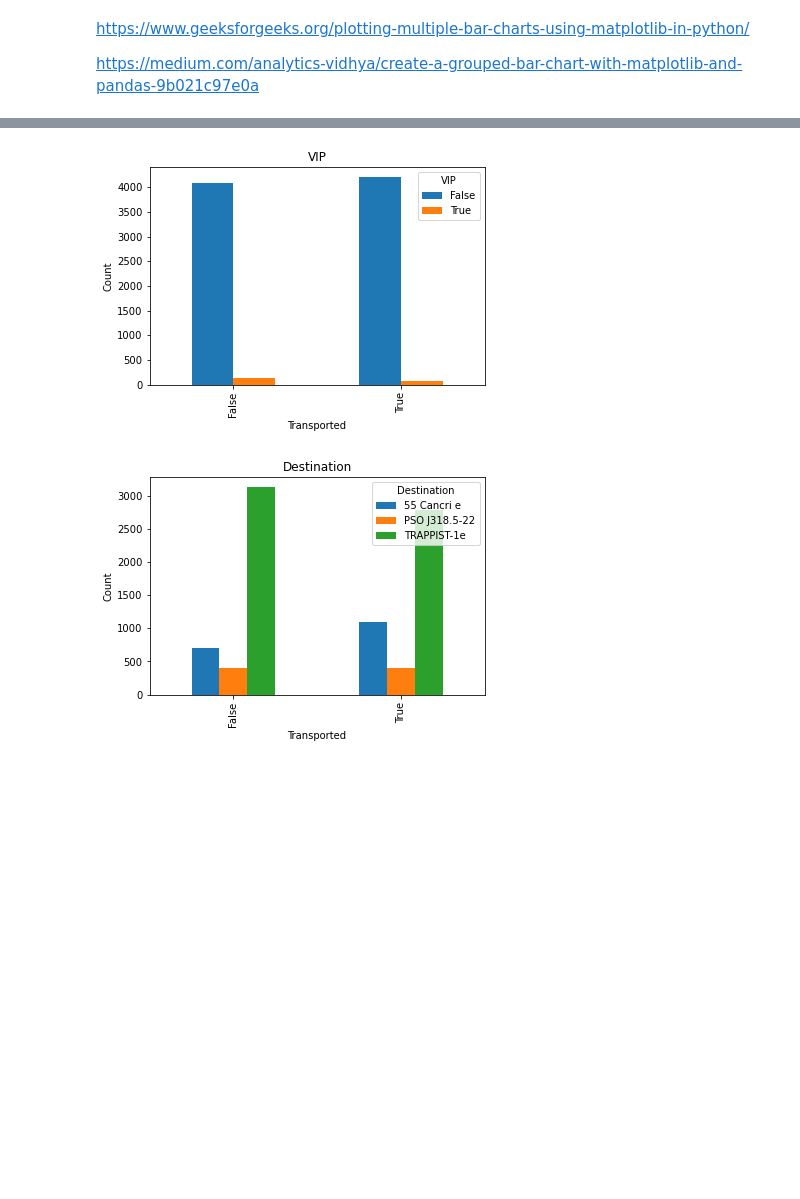
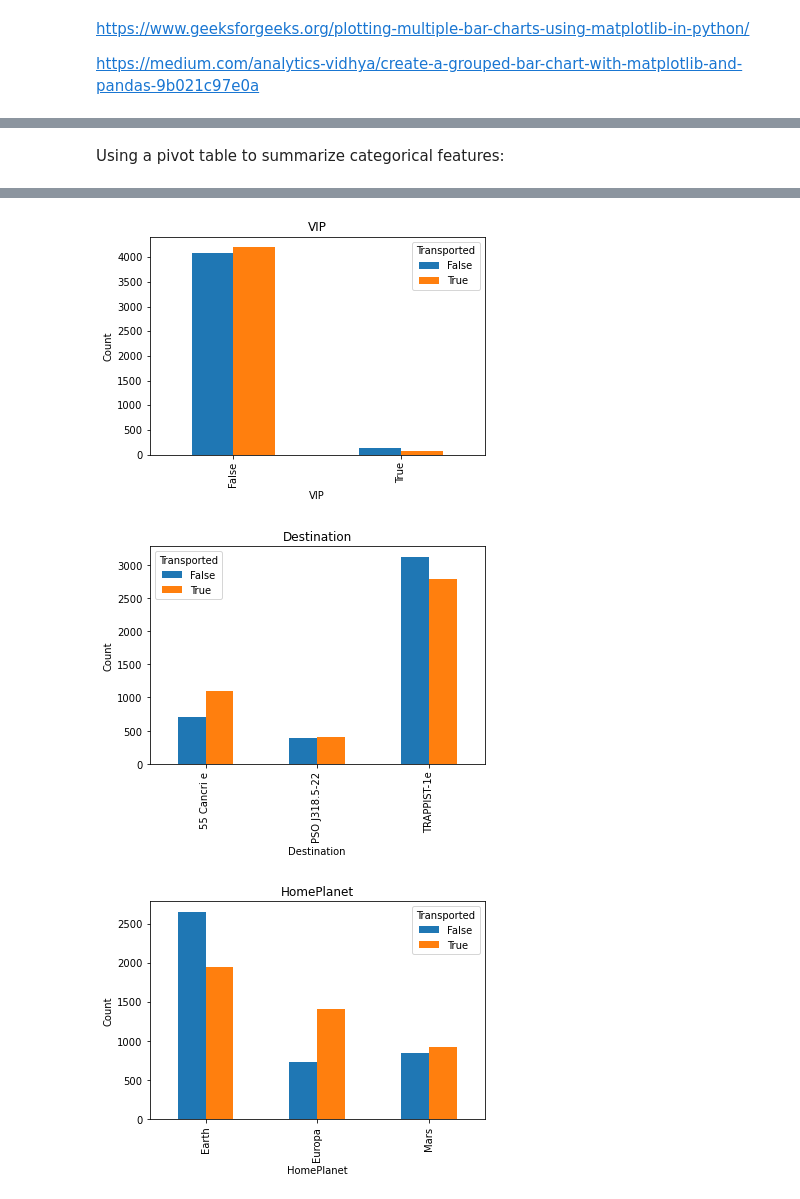
Before and after one commit to alessandro-rubin/spaceship-titanic, a Jupyter notebook: spaceshitp-titanic.ipynb, the cells around one changed output, grey strips where cells are left out. Cells and saved outputs as stored; diff of their text form; code cells hidden in the pictures; blank space fills up the shorter version.

```diff
--- a/spaceshitp-titanic.ipynb
+++ b/spaceshitp-titanic.ipynb
@@ -16,3 +33,0 @@ def feature_eng(train_df,test_df):
-# %%
-joint_df=train.append(test)
-joint_df[:3]
@@ -23,0 +34,2 @@ joint_df[:3]
+# %%
+train,test=feature_eng(train,test)
@@ -32,6 +64,6 @@ print(features)
 # %%
 numeric_features=['Age','RoomService','FoodCourt','ShoppingMall','Spa','VRDeck']
-categorical_features=['CryoSleep','VIP','Destination']
+categorical_features=['CryoSleep','VIP','Destination','HomePlanet','Deck','Side']
 #TODO: 'Cabin', 'Name'
 # %%
 def plot_survival(f,log=False,bins=None):
@@ -51,6 +83,3 @@ def plot_survival(f,log=False,bins=None):
 https://www.geeksforgeeks.org/plotting-multiple-bar-charts-using-matplotlib-in-python/
 
 https://medium.com/analytics-vidhya/create-a-grouped-bar-chart-with-matplotlib-and-pandas-9b021c97e0a
-# %%
-f='Destination'
-grouped=train.groupby(f)
@@ -89,10 +86,12 @@ train[train.isna().any(axis=1)]
+# %% [markdown]
+Using a pivot table to summarize categorical features:
 # %%
+
 for f in categorical_features:
     df_pivot = pd.pivot_table(
         train,
-        #values="Cabin",
-        index="Transported",
-        columns=f,
+        index=f,
+        columns="Transported",
         aggfunc='size'
     )
     ax = df_pivot.plot(kind="bar")
@@ -103,2 +102,3 @@ for f in categorical_features:
-[figure, old version]
+[figure, new version]
-[figure, old version]
+[figure, new version]
+[figure, added]
```
Also changed, not shown: parts of 27 cells of this notebook, 1 other file.
